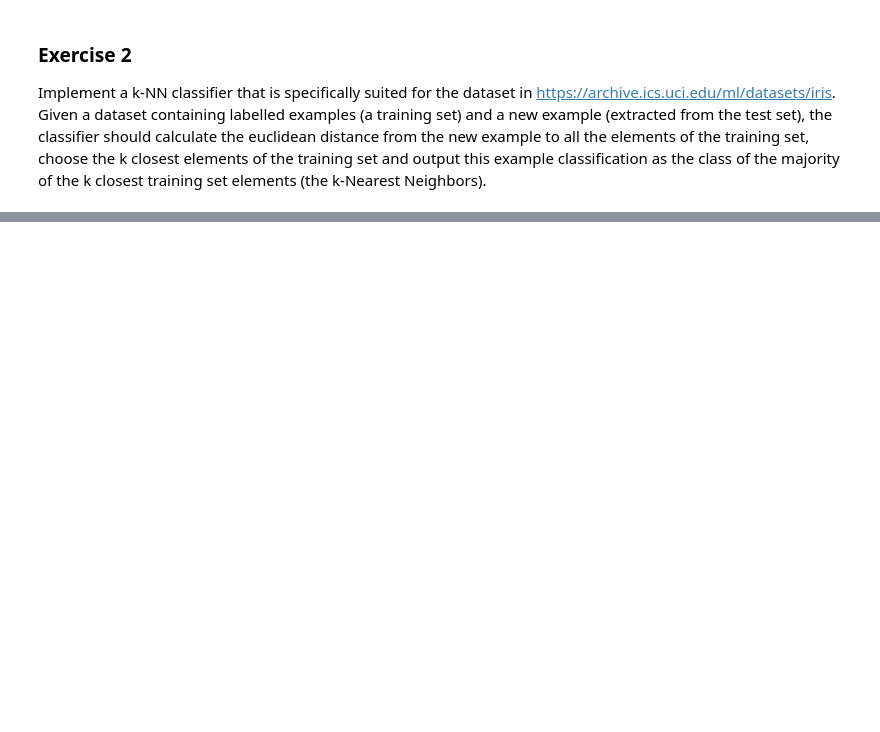
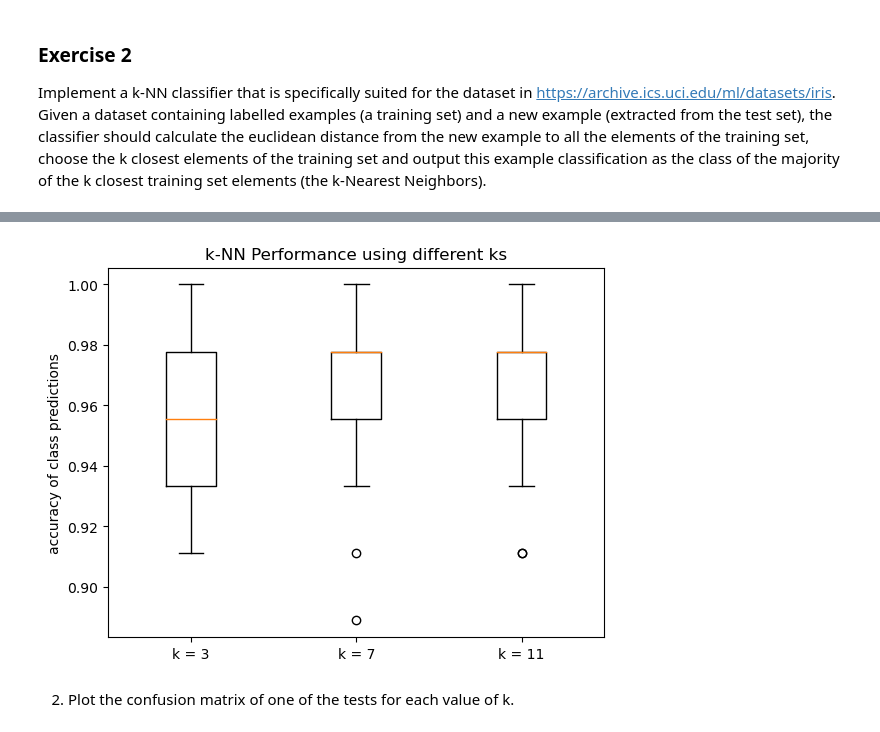
Before and after one commit to jelenameyer/IntroToMachineLearning, a Jupyter notebook: assignments/a2supervised.ipynb, the cells around one changed output, grey strips where cells are left out. Drawn from its saved outputs; the diff is of its cells as text; code cells hidden in the pictures; blank space fills up the shorter version.

```diff
--- a/assignments/a2supervised.ipynb
+++ b/assignments/a2supervised.ipynb
@@ -831,5 +689,5 @@ ValueError: operands could not be broadcast together with shapes (5,) (2,)
 # %%
-def geted(point1, point2):
+def getEuclideanDistance(point1, point2):
     point1 = np.array(point1)
     point2 = np.array(point2)
 
@@ -837,4 +695,4 @@ def geted(point1, point2):
 
     return(distance)
 
-geted([1, 1, 1], [5, 2, 6])
+#getEuclideanDistance([1, 1, 1], [5, 2, 6])
@@ -875,0 +791,14 @@ ucimlrepo.dotdict.dotdict
+# %%
+# visualize accuracies
+labels = ["k = 3", "k = 7", "k = 11"]
+
+fig, ax = plt.subplots()
+ax.set_ylabel("accuracy of class predictions")
+ax.set_title('k-NN Performance using different ks')
+bplot = ax.boxplot(allSingleAccuraciesInList,
+                   labels = labels)
+plt.show()
+# %% [output]
+[figure, added]
+# %% [markdown]
+2. Plot the confusion matrix of one of the tests for each value of k.
```
Also changed, not shown: parts of 29 cells of this notebook, 1 other file.
